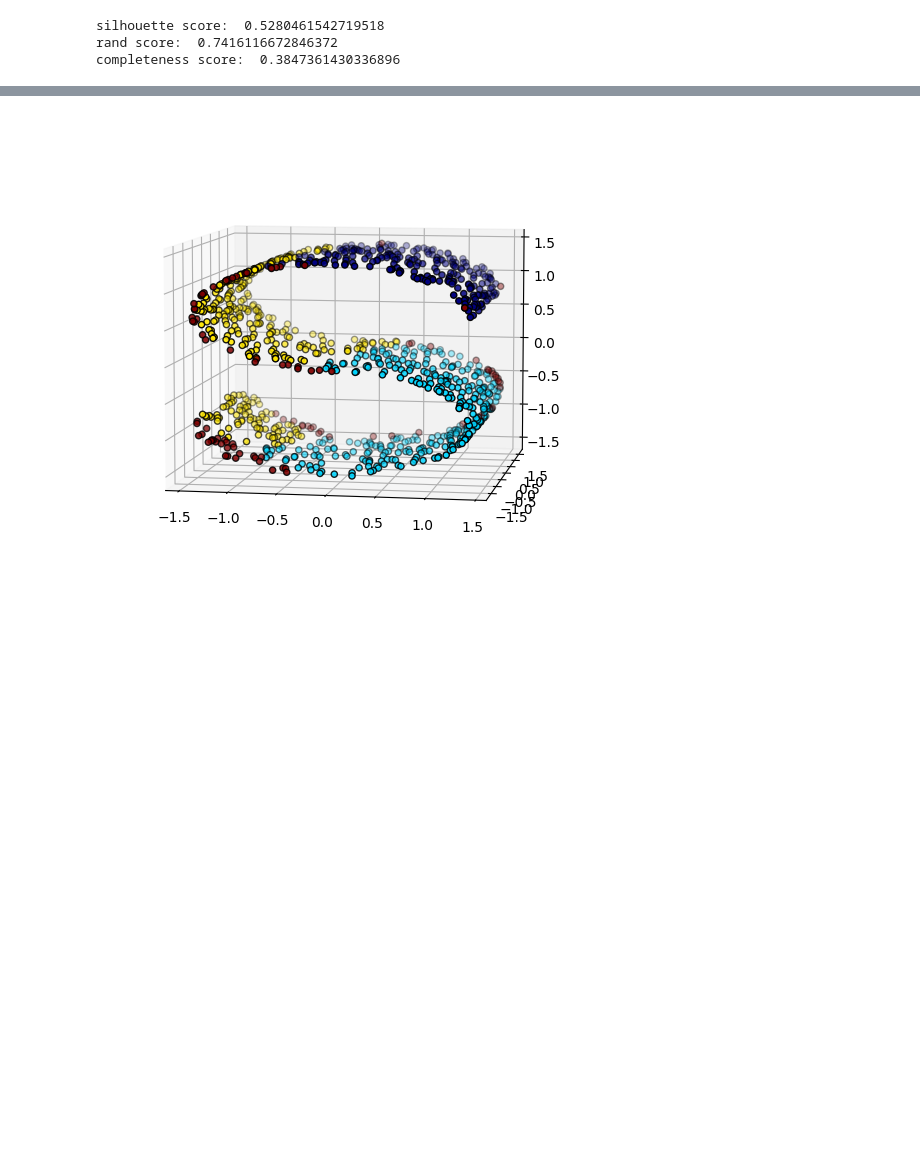
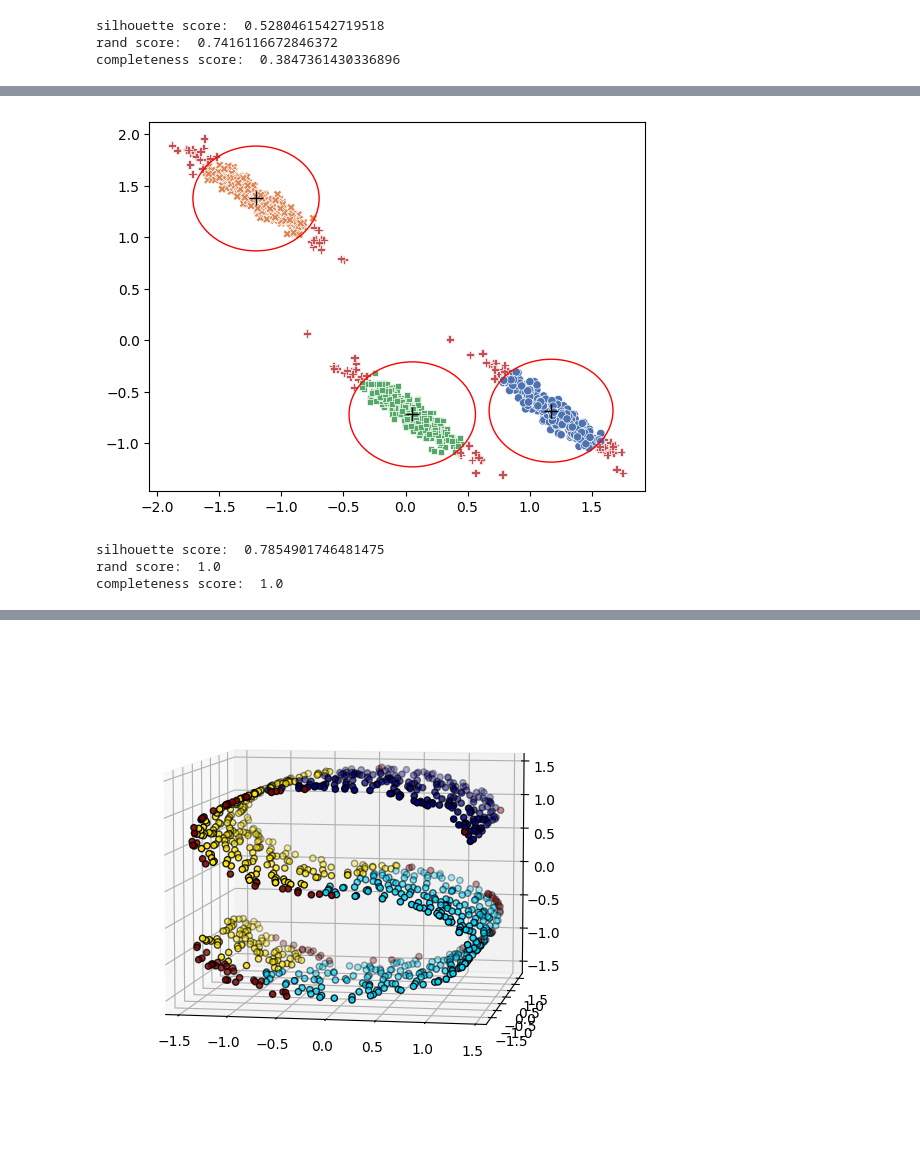
Before and after one commit to ArthRie/trimkmeans, a Jupyter notebook: metric_evaluation.ipynb, the cells around one changed output, grey strips where cells are left out. Saved outputs shown, nothing was run; the diff lists cells and outputs as text; code cells hidden in the pictures; blank space fills up the shorter version.

```diff
--- a/metric_evaluation.ipynb
+++ b/metric_evaluation.ipynb
@@ -321,0 +370,8 @@ completeness score:  0.3847361430336896
+# %%
+#create a dataset with anisotropicly_distributed of blobs
+plot_clustering(1000, 3, distribution= 'anisotropicly_distributed', cluster_method= 'trimmed_kmeans',  metrics = METRICS)
+# %% [output]
+[figure, added]
+silhouette score:  0.7854901746481475
+rand score:  1.0
+completeness score:  1.0
```
Also changed, not shown: parts of 9 cells of this notebook.
